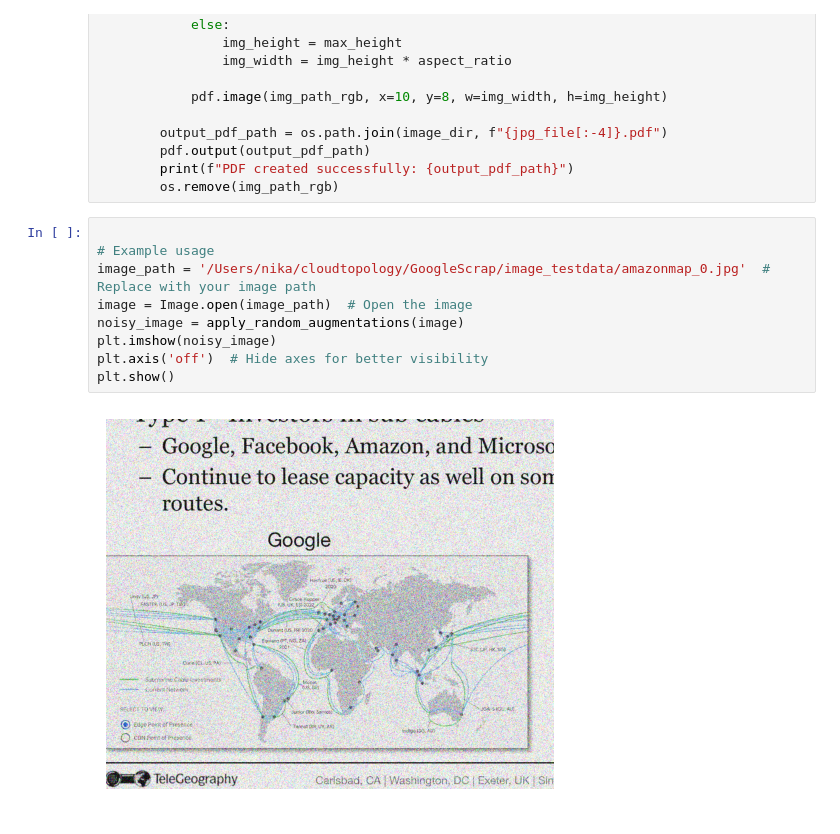
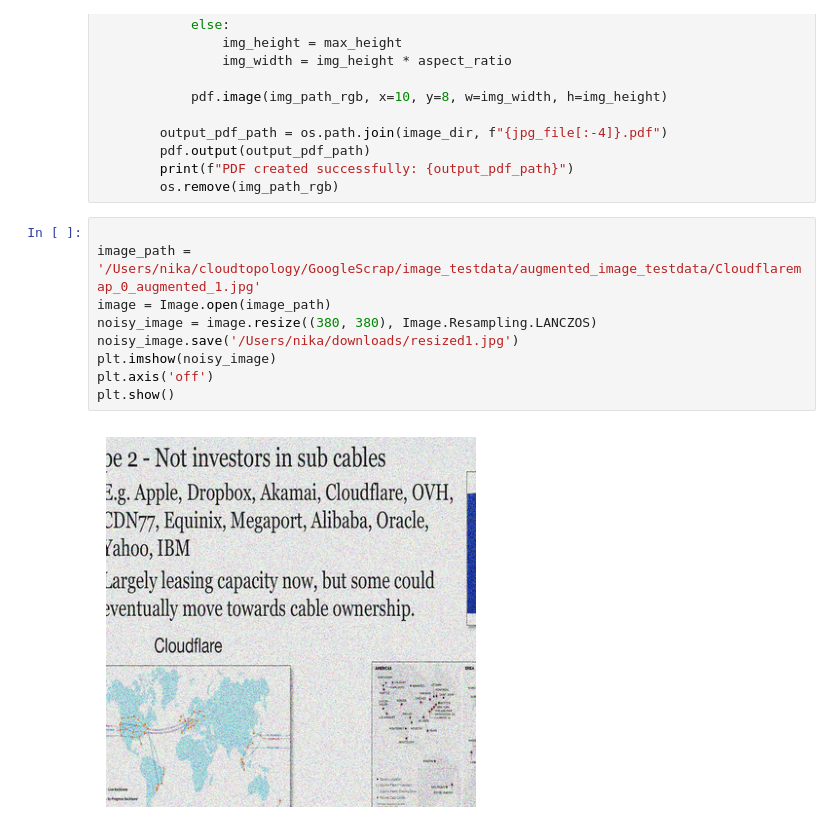
Before and after one commit to Eric-Guan1/cloudtopology, a Jupyter notebook: GoogleScrap/data-synthetization-main/cv/augment_data.ipynb, the cells around one changed output. Cells and saved outputs as stored; diff of their text form.

Commit message:
Resized folders 2

```diff
--- a/GoogleScrap/data-synthetization-main/cv/augment_data.ipynb
+++ b/GoogleScrap/data-synthetization-main/cv/augment_data.ipynb
@@ -105,15 +105,15 @@ def convert_images_to_pdfs(image_dir):
         os.remove(img_path_rgb)
 # %%
 
-# Example usage
-image_path = '/Users/nika/cloudtopology/GoogleScrap/image_testdata/amazonmap_0.jpg'  # Replace with your image path
-image = Image.open(image_path)  # Open the image
-noisy_image = apply_random_augmentations(image)
+image_path = '/Users/nika/cloudtopology/GoogleScrap/image_testdata/augmented_image_testdata/Cloudflaremap_0_augmented_1.jpg'
+image = Image.open(image_path)
+noisy_image = image.resize((380, 380), Image.Resampling.LANCZOS)
+noisy_image.save('/Users/nika/downloads/resized1.jpg')
 plt.imshow(noisy_image)
-plt.axis('off')  # Hide axes for better visibility
+plt.axis('off')
 plt.show()
 # %% [output]
-[figure, old version]
+[figure, new version]
 # %%
 def noise_augment(img,crop=True,canflip=True,blur=True):
     if (random.random() < 0.5):
```
Also changed, not shown: parts of 1 cell of this notebook.
